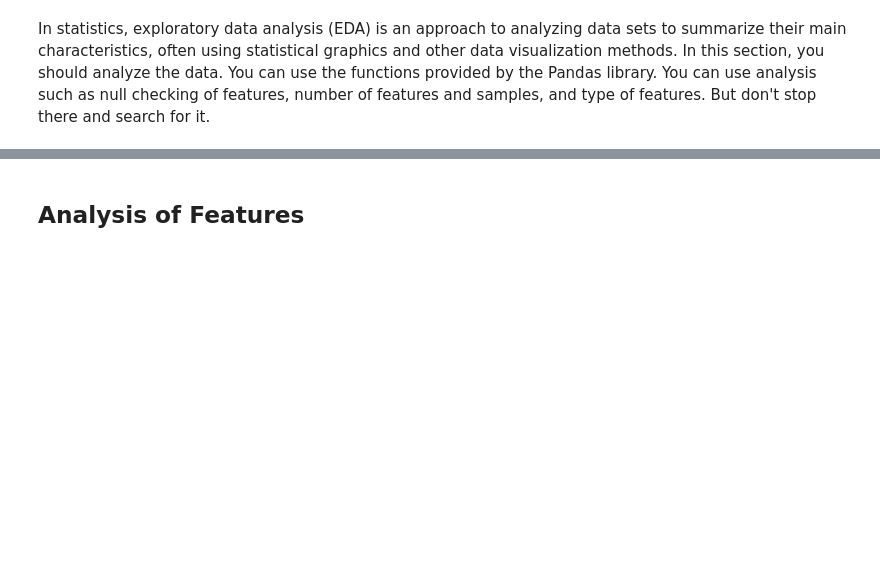
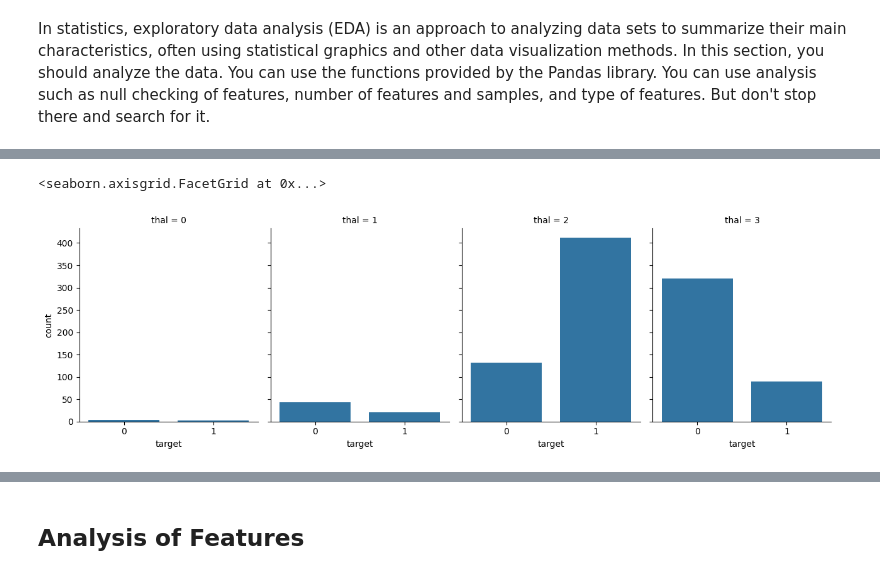
Before and after one commit to amirezzati/ml, a Jupyter notebook: homeworks/HW1/pract/Heart_Disease_Prediction.ipynb, the cells around one changed output, grey strips where cells are left out. Saved outputs shown, nothing was run; the diff lists cells and outputs as text; code cells hidden in the pictures; blank space fills up the shorter version.

```diff
--- a/homeworks/HW1/pract/Heart_Disease_Prediction.ipynb
+++ b/homeworks/HW1/pract/Heart_Disease_Prediction.ipynb
@@ -26,0 +85,7 @@ In statistics, exploratory data analysis (EDA) is an approach to analyzing data
+# %%
+sns.catplot(x="target", col="thal", col_wrap=4,
+                data=df,
+                kind="count", height=4, aspect=.8)
+# %% [output]
+<seaborn.axisgrid.FacetGrid at 0x...>
+[figure, added]
```
Also changed, not shown: parts of 104 cells of this notebook.
